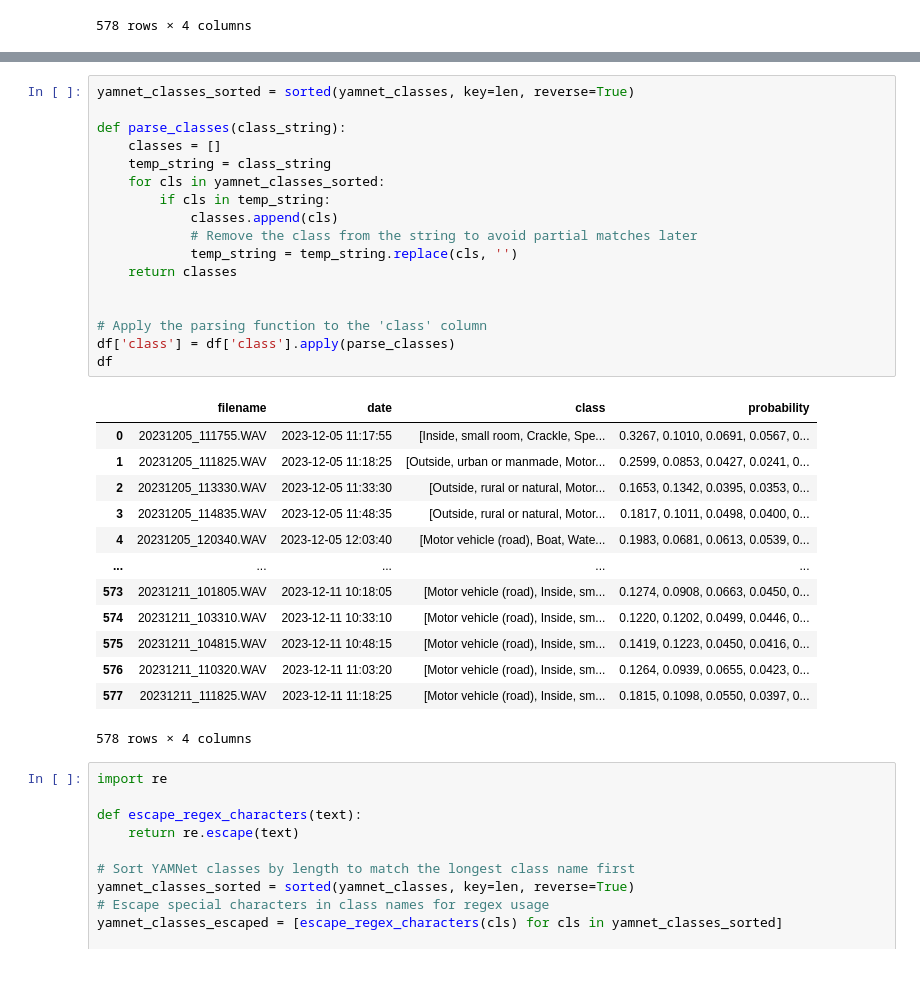
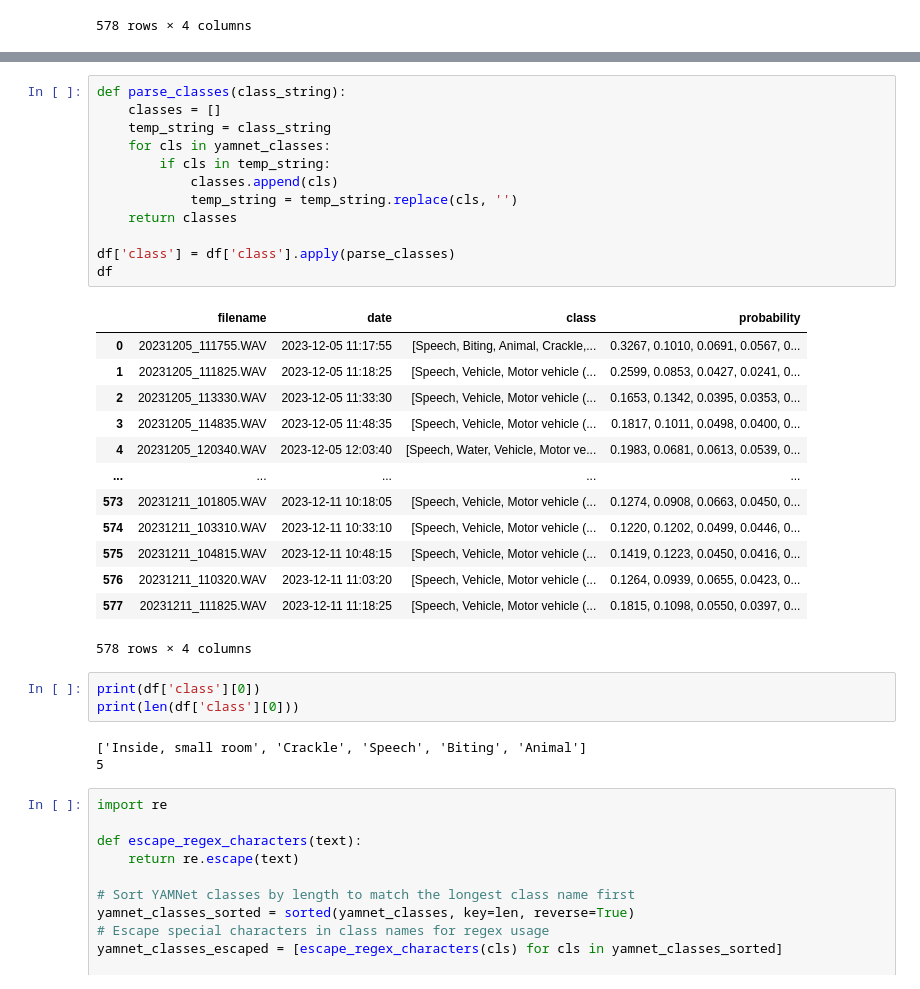
Before and after one commit to aacacustica/Audio_Processing, a Jupyter notebook: AI_Model/Urban_Model/Visualization/predictions_map.ipynb, the cells around one changed output, grey strips where cells are left out. Cells and saved outputs as stored; diff of their text form.

Commit message:
saving class and pred in list, not in string format

```diff
--- a/AI_Model/Urban_Model/Visualization/predictions_map.ipynb
+++ b/AI_Model/Urban_Model/Visualization/predictions_map.ipynb
@@ -213,36 +213,37 @@ print(yamnet_classes)
  'Cacophony' 'White noise' 'Pink noise' 'Throbbing' 'Vibration'
  'Television' 'Radio' 'Field recording']
 # %%
-yamnet_classes_sorted = sorted(yamnet_classes, key=len, reverse=True)
-
 def parse_classes(class_string):
     classes = []
     temp_string = class_string
-    for cls in yamnet_classes_sorted:
+    for cls in yamnet_classes:
         if cls in temp_string:
             classes.append(cls)
-            # Remove the class from the string to avoid partial matches later
             temp_string = temp_string.replace(cls, '')
     return classes
 
-
-# Apply the parsing function to the 'class' column
 df['class'] = df['class'].apply(parse_classes)
 df
 # %% [output]
 |  | filename | date | class | probability |
-| 0 | 20231205_111755.WAV | 2023-12-05 11:17:55 | [Inside, small room, Crackle, Spe... | 0.3267, 0.1010, 0.0691, 0.0567, 0... |
-| 1 | 20231205_111825.WAV | 2023-12-05 11:18:25 | [Outside, urban or manmade, Motor... | 0.2599, 0.0853, 0.0427, 0.0241, 0... |
-| 2 | 20231205_113330.WAV | 2023-12-05 11:33:30 | [Outside, rural or natural, Motor... | 0.1653, 0.1342, 0.0395, 0.0353, 0... |
-| 3 | 20231205_114835.WAV | 2023-12-05 11:48:35 | [Outside, rural or natural, Motor... | 0.1817, 0.1011, 0.0498, 0.0400, 0... |
-| 4 | 20231205_120340.WAV | 2023-12-05 12:03:40 | [Motor vehicle (road), Boat, Wate... | 0.1983, 0.0681, 0.0613, 0.0539, 0... |
+| 0 | 20231205_111755.WAV | 2023-12-05 11:17:55 | [Speech, Biting, Animal, Crackle,... | 0.3267, 0.1010, 0.0691, 0.0567, 0... |
+| 1 | 20231205_111825.WAV | 2023-12-05 11:18:25 | [Speech, Vehicle, Motor vehicle (... | 0.2599, 0.0853, 0.0427, 0.0241, 0... |
+| 2 | 20231205_113330.WAV | 2023-12-05 11:33:30 | [Speech, Vehicle, Motor vehicle (... | 0.1653, 0.1342, 0.0395, 0.0353, 0... |
+| 3 | 20231205_114835.WAV | 2023-12-05 11:48:35 | [Speech, Vehicle, Motor vehicle (... | 0.1817, 0.1011, 0.0498, 0.0400, 0... |
+| 4 | 20231205_120340.WAV | 2023-12-05 12:03:40 | [Speech, Water, Vehicle, Motor ve... | 0.1983, 0.0681, 0.0613, 0.0539, 0... |
 | ... | ... | ... | ... | ... |
-| 573 | 20231211_101805.WAV | 2023-12-11 10:18:05 | [Motor vehicle (road), Inside, sm... | 0.1274, 0.0908, 0.0663, 0.0450, 0... |
-| 574 | 20231211_103310.WAV | 2023-12-11 10:33:10 | [Motor vehicle (road), Inside, sm... | 0.1220, 0.1202, 0.0499, 0.0446, 0... |
-| 575 | 20231211_104815.WAV | 2023-12-11 10:48:15 | [Motor vehicle (road), Inside, sm... | 0.1419, 0.1223, 0.0450, 0.0416, 0... |
-| 576 | 20231211_110320.WAV | 2023-12-11 11:03:20 | [Motor vehicle (road), Inside, sm... | 0.1264, 0.0939, 0.0655, 0.0423, 0... |
-| 577 | 20231211_111825.WAV | 2023-12-11 11:18:25 | [Motor vehicle (road), Inside, sm... | 0.1815, 0.1098, 0.0550, 0.0397, 0... |
+| 573 | 20231211_101805.WAV | 2023-12-11 10:18:05 | [Speech, Vehicle, Motor vehicle (... | 0.1274, 0.0908, 0.0663, 0.0450, 0... |
+| 574 | 20231211_103310.WAV | 2023-12-11 10:33:10 | [Speech, Vehicle, Motor vehicle (... | 0.1220, 0.1202, 0.0499, 0.0446, 0... |
+| 575 | 20231211_104815.WAV | 2023-12-11 10:48:15 | [Speech, Vehicle, Motor vehicle (... | 0.1419, 0.1223, 0.0450, 0.0416, 0... |
+| 576 | 20231211_110320.WAV | 2023-12-11 11:03:20 | [Speech, Vehicle, Motor vehicle (... | 0.1264, 0.0939, 0.0655, 0.0423, 0... |
+| 577 | 20231211_111825.WAV | 2023-12-11 11:18:25 | [Speech, Vehicle, Motor vehicle (... | 0.1815, 0.1098, 0.0550, 0.0397, 0... |
 578 rows × 4 columns
+# %%
+print(df['class'][0])
+print(len(df['class'][0]))
+# %% [output]
+['Inside, small room', 'Crackle', 'Speech', 'Biting', 'Animal']
+5
 # %%
 import re
 
```
Also changed, not shown: 2 other files.
